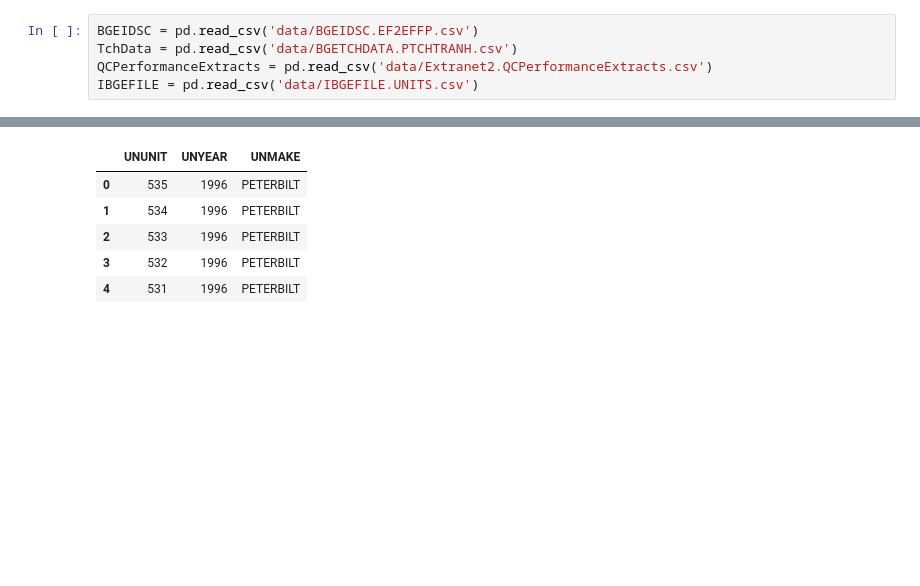
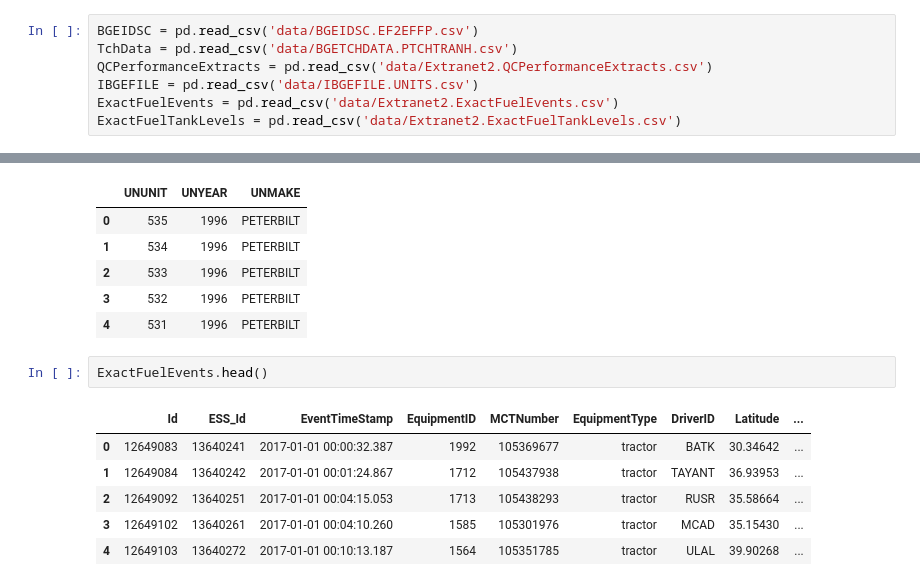
Before and after one commit to DataScienceBS/data-question-6-lionesses, a Jupyter notebook: bigG_data_exp.ipynb, the cells around one changed output, grey strips where cells are left out. Saved outputs shown, nothing was run; the diff lists cells and outputs as text; blank space fills up the shorter version.

```diff
--- a/bigG_data_exp.ipynb
+++ b/bigG_data_exp.ipynb
@@ -10,6 +10,8 @@ BGEIDSC = pd.read_csv('data/BGEIDSC.EF2EFFP.csv')
 TchData = pd.read_csv('data/BGETCHDATA.PTCHTRANH.csv')
 QCPerformanceExtracts = pd.read_csv('data/Extranet2.QCPerformanceExtracts.csv')
 IBGEFILE = pd.read_csv('data/IBGEFILE.UNITS.csv')
+ExactFuelEvents = pd.read_csv('data/Extranet2.ExactFuelEvents.csv')
+ExactFuelTankLevels = pd.read_csv('data/Extranet2.ExactFuelTankLevels.csv')
 # %%
 BGEIDSC.head()
 # %% [output]
@@ -48,3 +50,12 @@ IBGEFILE.head()
 | 2 | 533 | 1996 | PETERBILT |
 | 3 | 532 | 1996 | PETERBILT |
 | 4 | 531 | 1996 | PETERBILT |
+# %%
+ExactFuelEvents.head()
+# %% [output]
+|  | Id | ESS_Id | EventTimeStamp | EquipmentID | MCTNumber | EquipmentType | DriverID | Latitude | ... |
+| 0 | 12649083 | 13640241 | 2017-01-01 00:00:32.387 | 1992 | 105369677 | tractor | BATK | 30.34642 | ... |
+| 1 | 12649084 | 13640242 | 2017-01-01 00:01:24.867 | 1712 | 105437938 | tractor | TAYANT | 36.93953 | ... |
+| 2 | 12649092 | 13640251 | 2017-01-01 00:04:15.053 | 1713 | 105438293 | tractor | RUSR | 35.58664 | ... |
+| 3 | 12649102 | 13640261 | 2017-01-01 00:04:10.260 | 1585 | 105301976 | tractor | MCAD | 35.15430 | ... |
+| 4 | 12649103 | 13640272 | 2017-01-01 00:10:13.187 | 1564 | 105351785 | tractor | ULAL | 39.90268 | ... |
```
Also changed, not shown: parts of 1 cell of this notebook.
